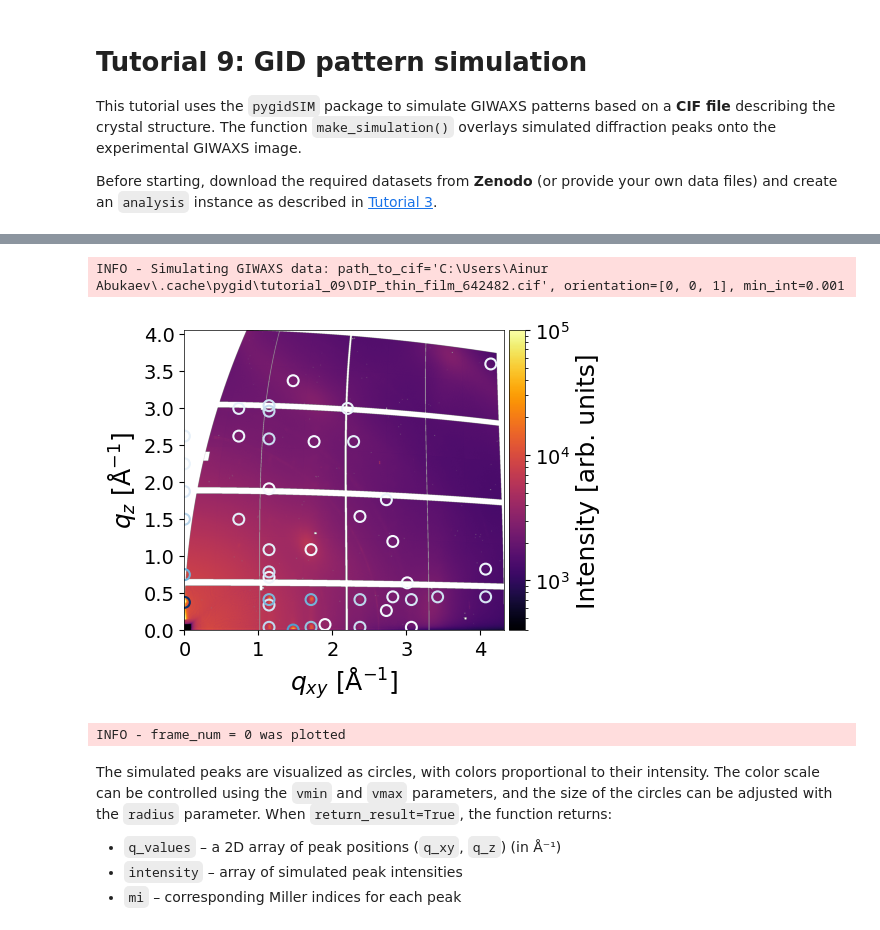
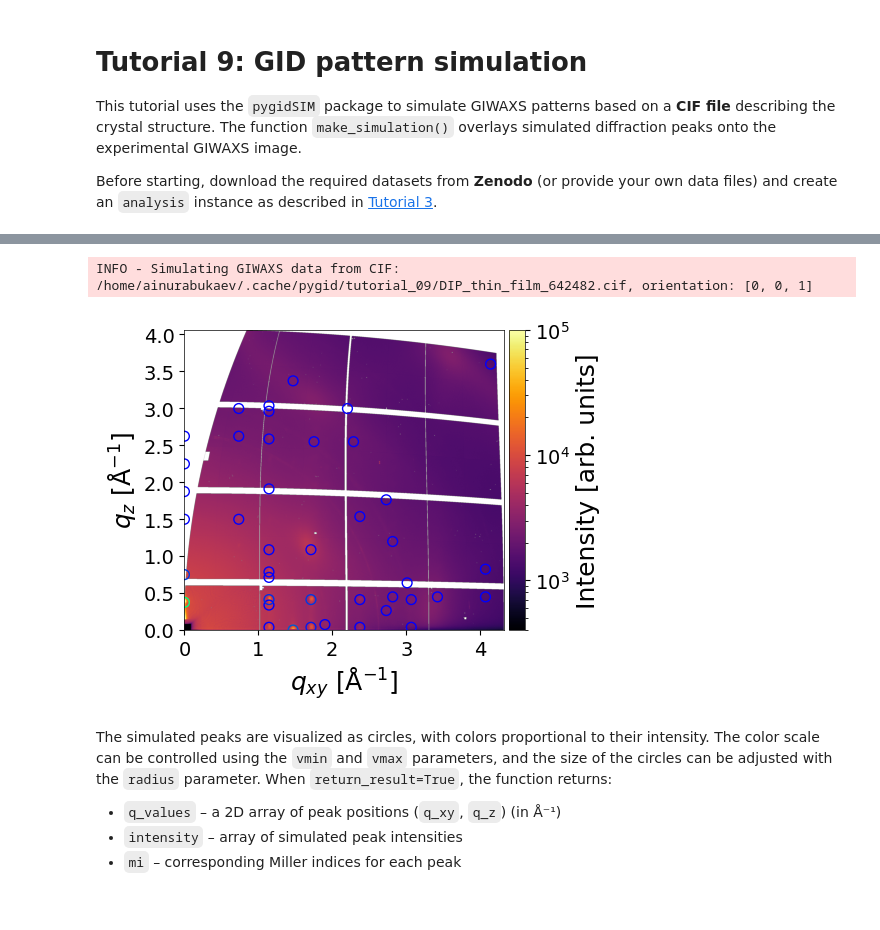
Before and after one commit to mlgid-project/pygid, a Jupyter notebook: docs/tutorials/tutorial_09_simulations.ipynb, the cells around one changed output, grey strips where cells are left out. Drawn from its saved outputs; the diff is of its cells as text; code cells hidden in the pictures.

```diff
--- a/docs/tutorials/tutorial_09_simulations.ipynb
+++ b/docs/tutorials/tutorial_09_simulations.ipynb
@@ -9,11 +9,14 @@ Before starting, download the required datasets from **Zenodo** (or provide your
 from pygid.datasets import get_dataset
 
 # Download example dataset from Zenodo
-files = get_dataset("tutorial_09")
-data_path = files["data_peaks"]
-poni_path = files["poni_peaks"]
-mask_path = files["mask_peaks"]
-cif_path_peaks = files["cif_peaks"]
+try:
+    files = get_dataset("tutorial_09")
+    data_path = files["data_peaks"]
+    poni_path = files["poni_peaks"]
+    mask_path = files["mask_peaks"]
+    cif_path_peaks = files["cif_peaks"]
+except:
+    print("Dataset download skipped on Read the Docs.")
 # %%
 import pygid
 
@@ -90,22 +109,30 @@ INFO - frame_num = 0 was plotted
+# %%
+crystal_1 = {
+    'path_to_cif': cif_path_peaks,
+    'orientation': [0,0,1],  # 3x1 vector [u, v, w] or "random"
+    'min_int': 1e-3,         # Minimum normalized intensity to include
+    'cmap': 'winter',
+    'plot_mi': False,
+    'vmin': 0.01,
+    'vmax': 1,
+    'marker': 'o',
+    'marker_size': 50,
+    'line_width': 1,
+    'line_style': "dashed",
+    'text_color': "black"
+}
 # %%
 q_values, intensity, mi = analysis.make_simulation(
     frame_num=0,                  # Frame of experimental data
+    crystal = crystal_1,
     clims=(4e2,1e5),              # Color scale limits for experimental image
-    path_to_cif=cif_path_peaks,         # Path to crystal structure CIF
-    orientation=[0, 0, 1],        # Crystal orientation in lab frame
-    min_int=1e-3,                 # Minimum intensity for reflections
     plot_result=True,             # Display simulation overlay
-    cmap='Blues',                 # Colormap for simulated peaks
-    vmin=1e-3, vmax=1,             # Color normalization range
-    linewidth=1.5,                # Line width of peaks
-    radius=0.1,                   # Peak radius
     plot_mi=False,                # Annotate peaks with Miller indices
     return_result=True,           # Return simulation result
 )
 # %% [output]
-INFO - Simulating GIWAXS data: path_to_cif='C:\Users\Ainur Abukaev\.cache\pygid\tutorial_09\DIP_thin_film_642482.cif', orientation=[0, 0, 1], min_int=0.001
+INFO - Simulating GIWAXS data from CIF: /home/ainurabukaev/.cache/pygid/tutorial_09/DIP_thin_film_642482.cif, orientation: [0, 0, 1]
-[figure, old version]
+[figure, new version]
-INFO - frame_num = 0 was plotted
 # %% [markdown]
 The simulated peaks are visualized as circles, with colors proportional to their intensity. The color scale can be controlled using the `vmin` and `vmax` parameters, and the size of the circles can be adjusted with the `radius` parameter. When `return_result=True`, the function returns:
 
```
Also changed, not shown: parts of 15 cells of this notebook, 3 other files.
